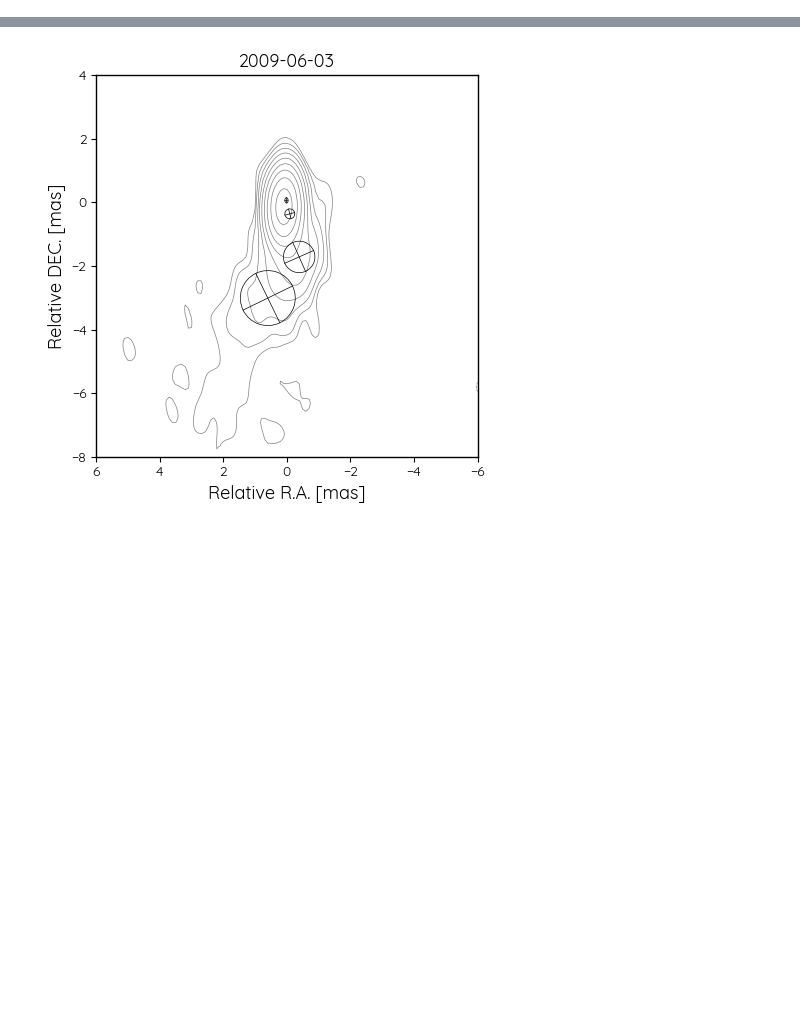
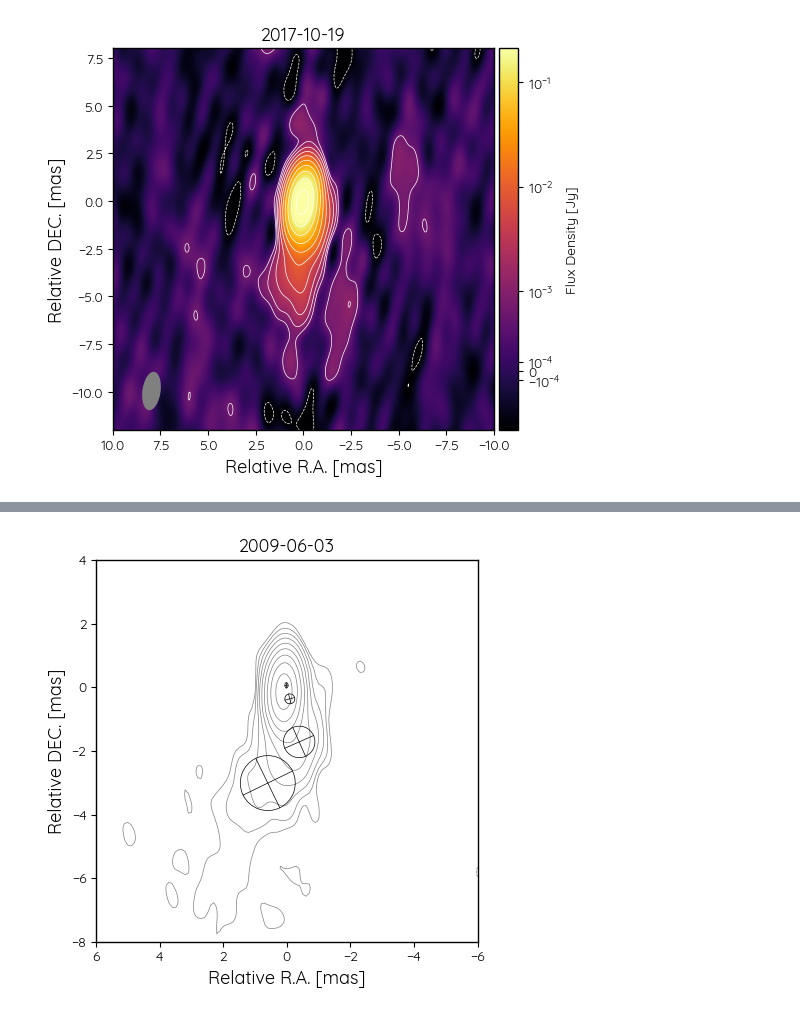
Before and after one commit to mpifr-vlbi/VCAT, a Jupyter notebook: graph_generator_fe/Example.ipynb, the cells around one changed output, grey strips where cells are left out. Cells and saved outputs as stored; diff of their text form; code cells hidden in the pictures; blank space fills up the shorter version.

```diff
--- a/graph_generator_fe/Example.ipynb
+++ b/graph_generator_fe/Example.ipynb
@@ -33,0 +16,13 @@ plt.show()
+# %%
+#you can also use a color map if you like and set plotlims
+gg.FitsImage(pol_image,
+             stokes_i_sigma_cut=3,
+             im_colormap=True,
+             im_color="inferno",
+             contour_color="white",
+             xlim=[10,-10],
+             ylim=[-12,8]
+            )
+plt.show()
+# %% [output]
+[figure, added]
```
Also changed, not shown: parts of 3 cells of this notebook, 1 other file.
